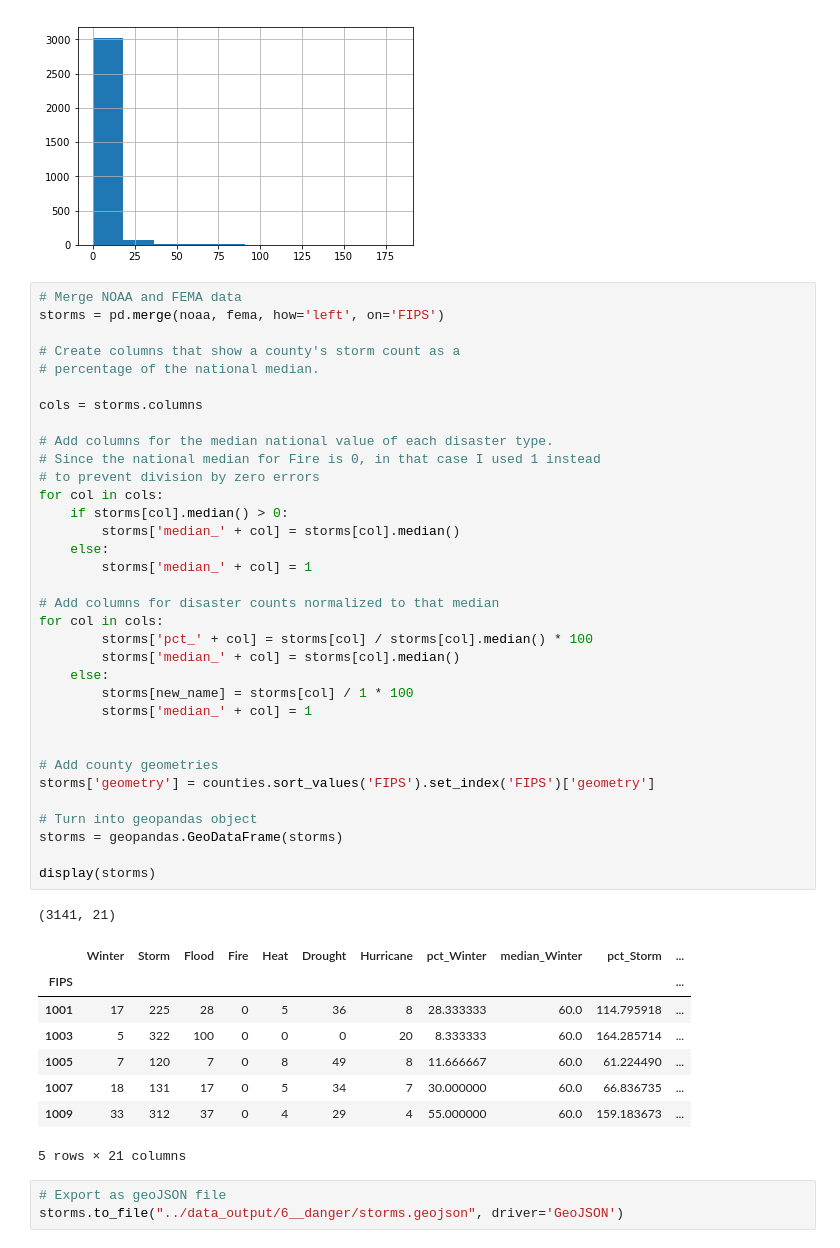
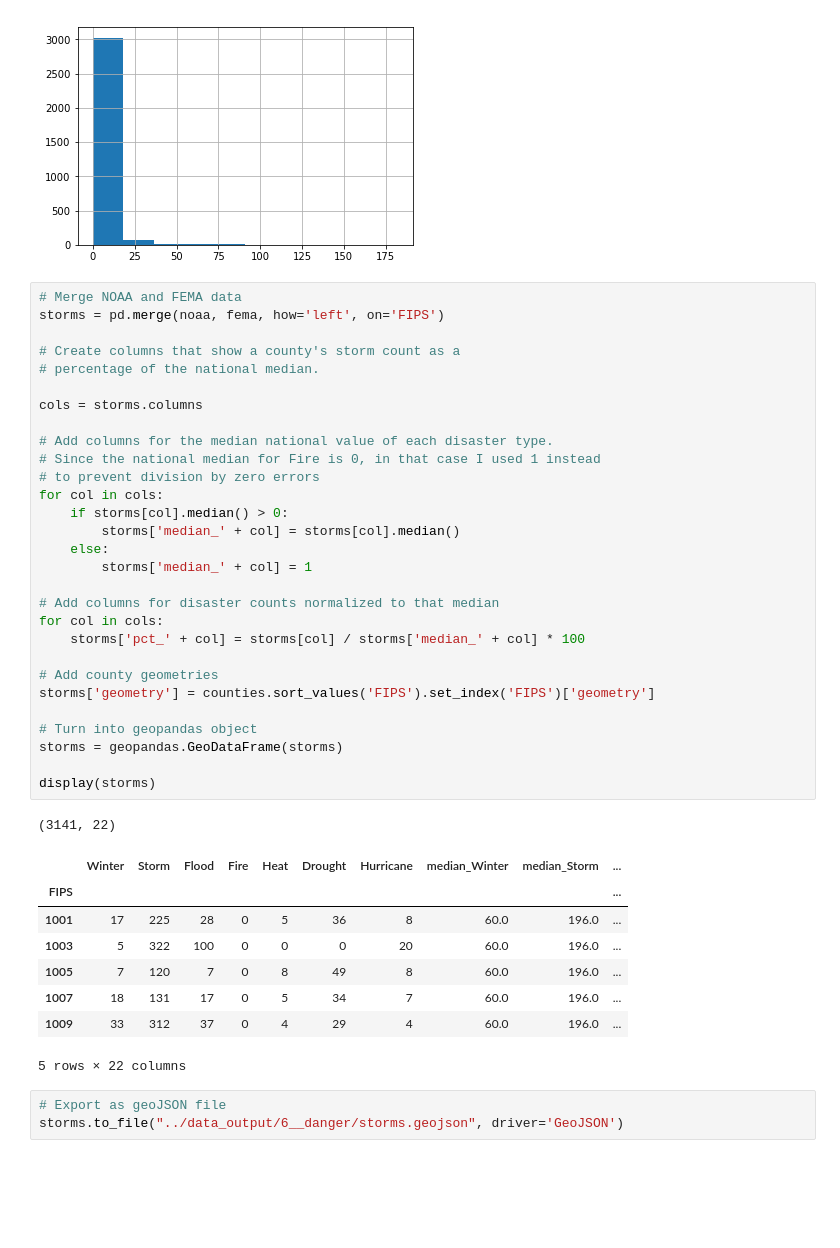
Before and after one commit to labs12-should-i-live-here/DS, a Jupyter notebook: notebooks/DMA6 - Overall disasterness.ipynb, the cells around one changed output. Cells and saved outputs as stored; diff of their text form; blank space fills up the shorter version.

```diff
--- a/notebooks/DMA6 - Overall disasterness.ipynb
+++ b/notebooks/DMA6 - Overall disasterness.ipynb
@@ -182,47 +182,42 @@ storms.Fire.hist()
 # %%
 # Merge NOAA and FEMA data
 storms = pd.merge(noaa, fema, how='left', on='FIPS')
 
 # Create columns that show a county's storm count as a
 # percentage of the national median.
 
 cols = storms.columns
 
 # Add columns for the median national value of each disaster type.
 # Since the national median for Fire is 0, in that case I used 1 instead
 # to prevent division by zero errors
 for col in cols:
     if storms[col].median() > 0:
         storms['median_' + col] = storms[col].median()
     else:
         storms['median_' + col] = 1
 
 # Add columns for disaster counts normalized to that median
 for col in cols:
-        storms['pct_' + col] = storms[col] / storms[col].median() * 100
-        storms['median_' + col] = storms[col].median()
-    else:
-        storms[new_name] = storms[col] / 1 * 100
-        storms['median_' + col] = 1
-
+    storms['pct_' + col] = storms[col] / storms['median_' + col] * 100
 
 # Add county geometries
 storms['geometry'] = counties.sort_values('FIPS').set_index('FIPS')['geometry']
 
 # Turn into geopandas object
 storms = geopandas.GeoDataFrame(storms)
 
 display(storms)
 # %% [output]
-(3141, 21)
+(3141, 22)
-|  | Winter | Storm | Flood | Fire | Heat | Drought | Hurricane | pct_Winter | median_Winter | pct_Storm | ... |
-| FIPS |  |  |  |  |  |  |  |  |  |  | ... |
-| 1001 | 17 | 225 | 28 | 0 | 5 | 36 | 8 | 28.333333 | 60.0 | 114.795918 | ... |
-| 1003 | 5 | 322 | 100 | 0 | 0 | 0 | 20 | 8.333333 | 60.0 | 164.285714 | ... |
-| 1005 | 7 | 120 | 7 | 0 | 8 | 49 | 8 | 11.666667 | 60.0 | 61.224490 | ... |
-| 1007 | 18 | 131 | 17 | 0 | 5 | 34 | 7 | 30.000000 | 60.0 | 66.836735 | ... |
-| 1009 | 33 | 312 | 37 | 0 | 4 | 29 | 4 | 55.000000 | 60.0 | 159.183673 | ... |
+|  | Winter | Storm | Flood | Fire | Heat | Drought | Hurricane | median_Winter | median_Storm | ... |
+| FIPS |  |  |  |  |  |  |  |  |  | ... |
+| 1001 | 17 | 225 | 28 | 0 | 5 | 36 | 8 | 60.0 | 196.0 | ... |
+| 1003 | 5 | 322 | 100 | 0 | 0 | 0 | 20 | 60.0 | 196.0 | ... |
+| 1005 | 7 | 120 | 7 | 0 | 8 | 49 | 8 | 60.0 | 196.0 | ... |
+| 1007 | 18 | 131 | 17 | 0 | 5 | 34 | 7 | 60.0 | 196.0 | ... |
+| 1009 | 33 | 312 | 37 | 0 | 4 | 29 | 4 | 60.0 | 196.0 | ... |
-5 rows × 21 columns
+5 rows × 22 columns
 # %%
 # Export as geoJSON file
 storms.to_file("../data_output/6__danger/storms.geojson", driver='GeoJSON')
```
Also changed, not shown: parts of 53 cells of this notebook, 4 other files.
